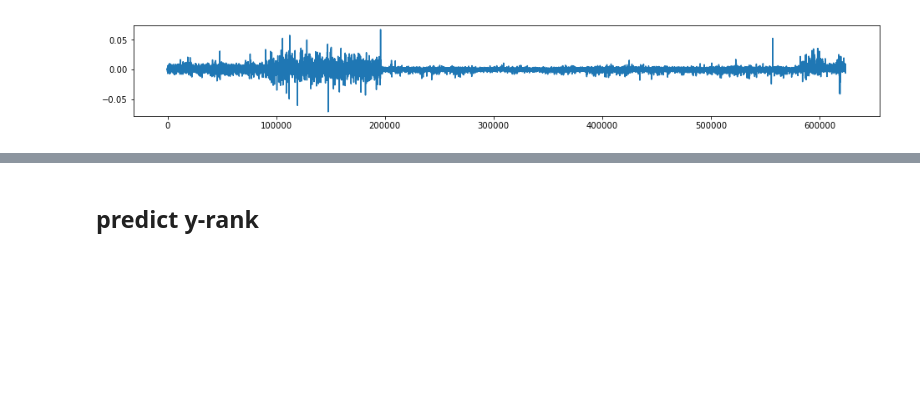
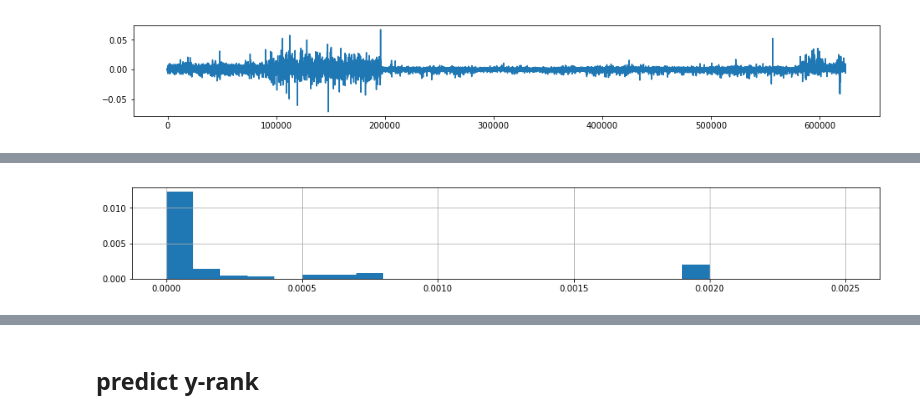
Before and after one commit to yumichael/g-research-ffc2018, a Jupyter notebook: leggo.ipynb, the cells around one changed output, grey strips where cells are left out. Cells and saved outputs as stored; diff of their text form; code cells hidden in the pictures; blank space fills up the shorter version.

```diff
--- a/leggo.ipynb
+++ b/leggo.ipynb
@@ -304,3 +308,10 @@ with open('days_order.txt', 'w') as file:
     print('\n'.join(str(x) for x in days), file=file)
 omodel = model
 odays = days
+# %%
+the = df.copy()[cv]
+the['y_'] = y_[cv]
+the['yy_'] = yy_[cv]
+wsum = the.groupby(the.Stock).apply(lambda x: x.Weight.sum())
+y_wse = the.groupby(the.Stock).apply(lambda x: ((x.y_ - x.y) ** 2 * x.Weight).sum())
+yy_wse = the.groupby(the.Stock).apply(lambda x: ((x.yy_ - x.y) ** 2 * x.Weight).sum())
@@ -307,3 +335,7 @@ odays = days
+# %%
+hist((y_wse - yy_wse).abs(), weighted=True, bins=np.arange(0, 0.0026, 0.0001));
+# %% [output]
+[figure, added]
 # %%
 sorted(model.get_score().items(), key=lambda x: -x[1])
 # %% [output]
```
Also changed, not shown: parts of 19 cells of this notebook, 1 other file.
